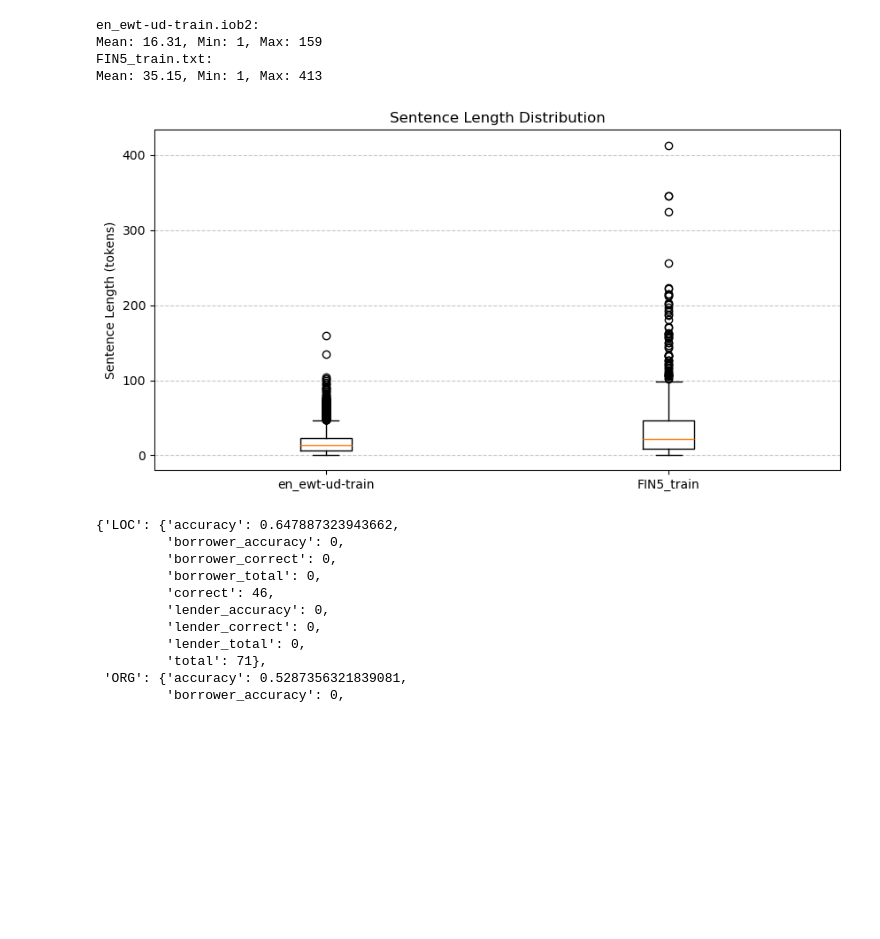
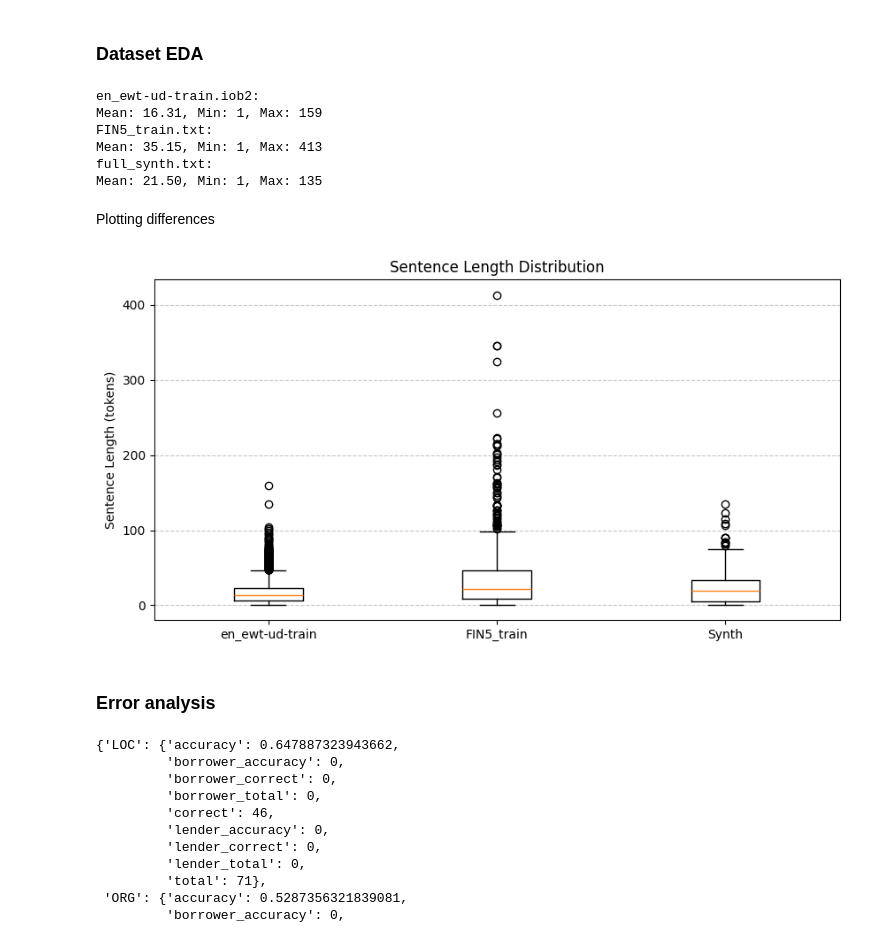
Before and after one commit to gmakte/NLP_DataAdaptationProject, a Jupyter notebook: exploratory.ipynb, the cells around one changed output. Drawn from its saved outputs; the diff is of its cells as text; code cells hidden in the pictures; blank space fills up the shorter version.

```diff
--- a/exploratory.ipynb
+++ b/exploratory.ipynb
@@ -0,0 +1,2 @@
+# %% [markdown]
+### Dataset EDA
@@ -1,54 +7,47 @@
 # %%
 # Function to parse IOB2 files and get sentence lengths
-
-def parse_iob2_file(filepath):
-    sentences = []
-    tokens = []
-    with open(filepath, "r", encoding="utf-8") as f:
-        for line in f:
-            line = line.strip()
-            if not line or line.startswith("#"):
-                if tokens:
-                    sentences.append(tokens)
-                    tokens = []
-                continue
-            splits = line.split("\t")
-            tokens.append(splits[1])
-    return sentences
-
-import numpy as np
 
 # Paths to files
 train_path = "data/en_ewt-ud-train.iob2"
 fin5_path = "data/FIN5_train.txt"
+synth_path = "data/full_synth.txt"
 
 # Parse files
-sentences_ewt = parse_iob2_file(train_path)
-sentences_fin5 = parse_iob2_file(fin5_path)
+sentences_ewt, _ = parse_iob2_file(train_path)
+sentences_fin5, _ = parse_iob2_file(fin5_path)
+sentences_synth, _ = parse_iob2_file(synth_path)
 
 # Compute lengths
 lengths_ewt = [len(s) for s in sentences_ewt]
 lengths_fin5 = [len(s) for s in sentences_fin5]
+lengths_synth = [len(s) for s in sentences_synth]
 
 print("en_ewt-ud-train.iob2:")
 print(f"Mean: {np.mean(lengths_ewt):.2f}, Min: {np.min(lengths_ewt)}, Max: {np.max(lengths_ewt)}")
 
 print("FIN5_train.txt:")
 print(f"Mean: {np.mean(lengths_fin5):.2f}, Min: {np.min(lengths_fin5)}, Max: {np.max(lengths_fin5)}")
+
+print(f"full_synth.txt:")
+print(f"Mean: {np.mean(lengths_synth):.2f}, Min: {np.min(lengths_synth)}, Max: {np.max(lengths_synth)}")
 # %% [output]
 en_ewt-ud-train.iob2:
 Mean: 16.31, Min: 1, Max: 159
 FIN5_train.txt:
 Mean: 35.15, Min: 1, Max: 413
+full_synth.txt:
+Mean: 21.50, Min: 1, Max: 135
+# %% [markdown]
+Plotting differences
 # %%
-import matplotlib.pyplot as plt
-
 plt.figure(figsize=(10, 5))
-plt.boxplot([lengths_ewt, lengths_fin5], labels=["en_ewt-ud-train", "FIN5_train"])
+plt.boxplot([lengths_ewt, lengths_fin5, lengths_synth], labels=["en_ewt-ud-train", "FIN5_train", "Synth"])
 plt.ylabel("Sentence Length (tokens)")
 plt.title("Sentence Length Distribution")
 plt.grid(axis='y', linestyle='--', alpha=0.7)
 plt.show()
 # %% [output]
-[figure, old version]
+[figure, new version]
+# %% [markdown]
+### Error analysis
 # %%
```
Also changed, not shown: parts of 2 cells of this notebook.
